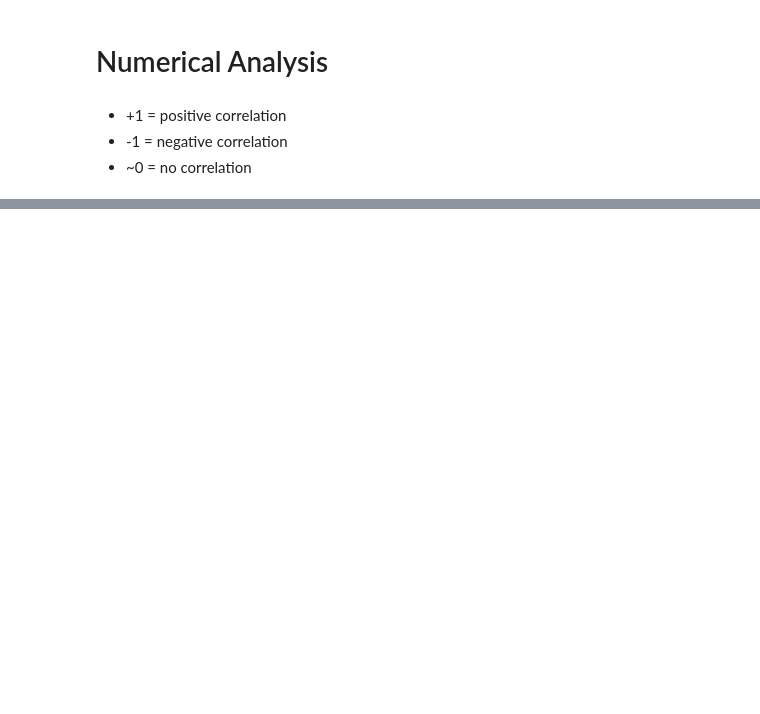
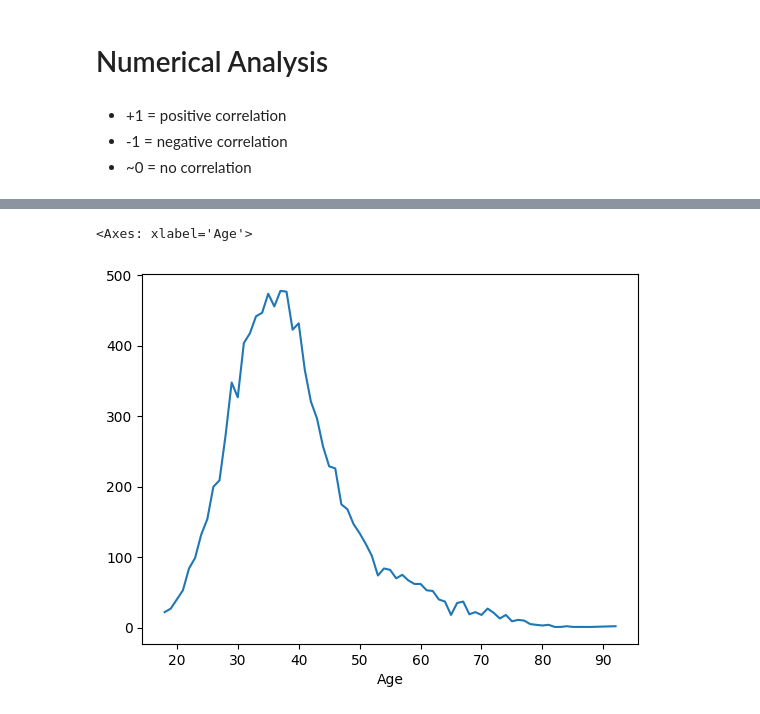
Before and after one commit to Shakhoyat/eda-learning-journey, a Jupyter notebook: EDA by satyajit/categorical&numerical_Analysis/notebook.ipynb, the cells around one changed output, grey strips where cells are left out. Drawn from its saved outputs; the diff is of its cells as text; code cells hidden in the pictures; blank space fills up the shorter version.

```diff
--- a/EDA by satyajit/categorical&numerical_Analysis/notebook.ipynb
+++ b/EDA by satyajit/categorical&numerical_Analysis/notebook.ipynb
@@ -88,0 +114,5 @@ df.select_dtypes(include='number').corr()
+# %%
+df['Age'].value_counts().sort_index().plot()
+# %% [output]
+<Axes: xlabel='Age'>
+[figure, added]
```
Also changed, not shown: parts of 9 cells of this notebook.
